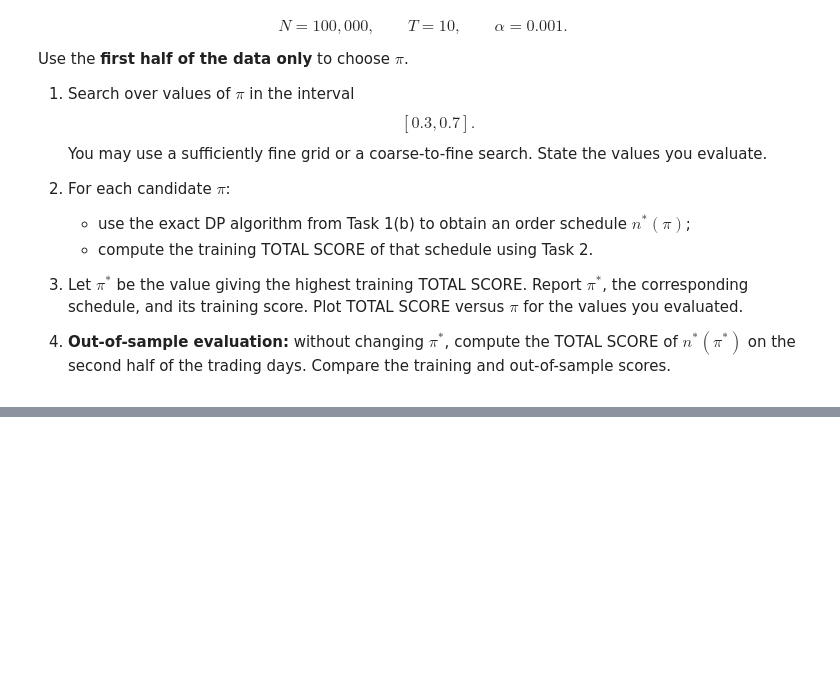
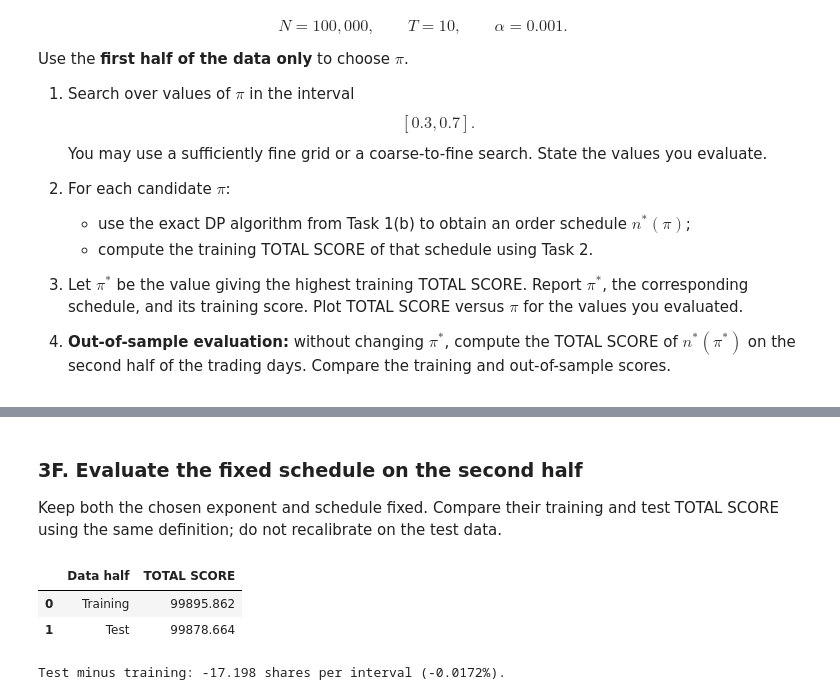
Before and after one commit to oliviahuang321/ApplicationsFE1, a Jupyter notebook: Project_1_file.ipynb, the cells around one changed output, grey strips where cells are left out. Cells and saved outputs as stored; diff of their text form; code cells hidden in the pictures; blank space fills up the shorter version.

```diff
--- a/Project_1_file.ipynb
+++ b/Project_1_file.ipynb
@@ -236,0 +950,26 @@ You may use a sufficiently fine grid or a coarse-to-fine search. State the value
+# %% [markdown]
+### 3F. Evaluate the fixed schedule on the second half
+
+Keep both the chosen exponent and schedule fixed. Compare their training and test TOTAL SCORE using the same definition; do not recalibrate on the test data.
+# %%
+#use same selected schedule on both data halves
+#keep π and orders fixed so test data do not affect calibration
+#score chosen orders on training data
+p3_train_score = p3_total_score(p3_best_schedule, p3_train)
+#score same orders on held out data
+p3_test_score = p3_total_score(p3_best_schedule, p3_test)
+#verify any connected Part 2 test calculation
+assert np.isclose(p3_test_score, p3_score(p3_best_schedule, p3_test), rtol=0, atol=1e-8)
+#make the comparison table
+p3_comparison = pd.DataFrame({"Data half": ["Training", "Test"], "TOTAL SCORE": [p3_train_score, p3_test_score]})
+#display both averages in the same units
+display(p3_comparison.round(3))
+#calculate the out of sample change
+p3_difference = p3_test_score - p3_train_score
+#quantify difference.
+print(f"Test minus training: {p3_difference:+.3f} shares per interval ({100 * p3_difference / p3_train_score:+.4f}%).")
+# %% [output]
+|  | Data half | TOTAL SCORE |
+| 0 | Training | 99895.862 |
+| 1 | Test | 99878.664 |
+Test minus training: -17.198 shares per interval (-0.0172%).
```
Also changed, not shown: parts of 29 cells of this notebook.
